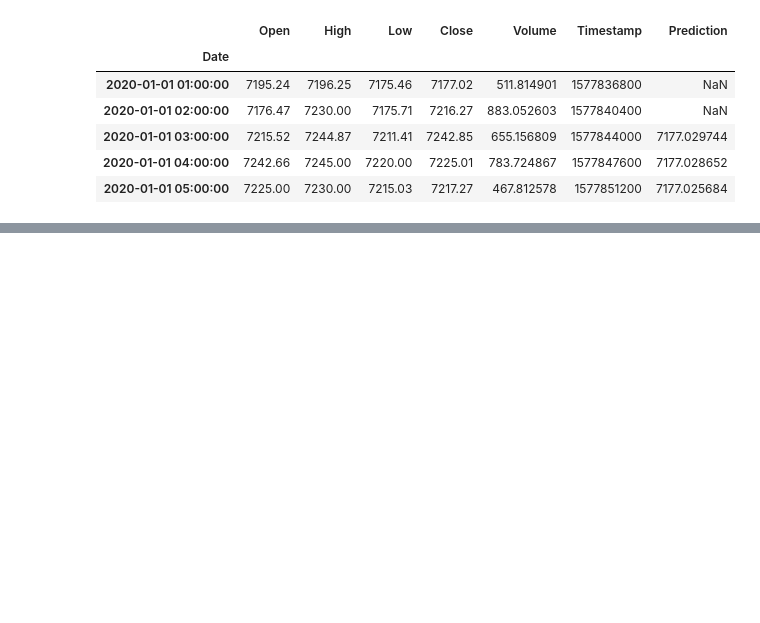
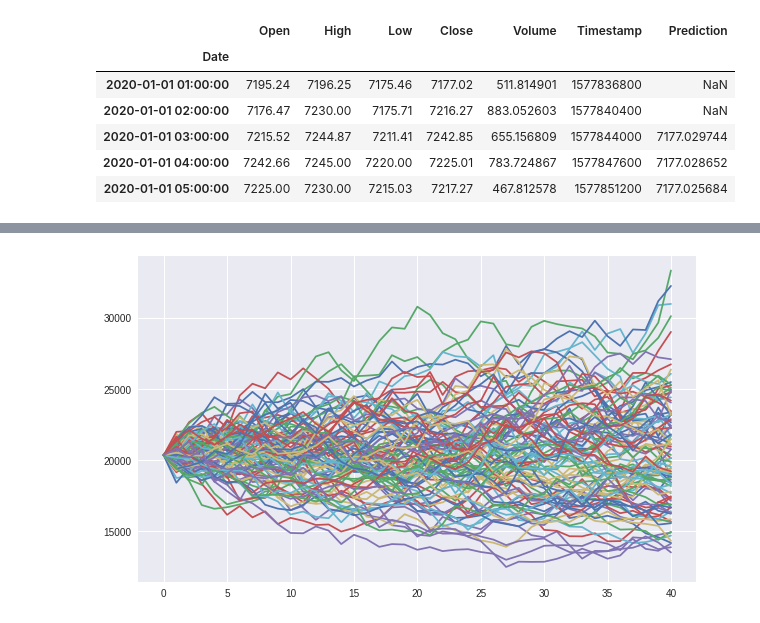
Before and after one commit to webclinic017/Trading-sandbox, a Jupyter notebook: 27_MonteCarlo_simulation.ipynb, the cells around one changed output, grey strips where cells are left out. Saved outputs shown, nothing was run; the diff lists cells and outputs as text; code cells hidden in the pictures; blank space fills up the shorter version.

```diff
--- a/27_MonteCarlo_simulation.ipynb
+++ b/27_MonteCarlo_simulation.ipynb
@@ -184,0 +187,85 @@ show(p)
+# %%
+import numpy as np
+from pylab import plt
+from datetime import datetime
+import datetime as dt
+from modules.Utils.utils import loadFromDB
+plt.style.use('seaborn')
+
+day_in_future = 40
+
+df_data = loadFromDB('BTC','1d',False).iloc[-day_in_future:]#web.DataReader('ETH-USD','yahoo', strt, end)
+
+# define model paramaters------------------------------------------------------
+S0 = df_data['Close'][-1] # initial price
+K = 39000 # option strike price
+r = 0.006 # 1-year treasury rate from https://ycharts.com/indicators/1_year_treasury_rate
+T = day_in_future/365 # time horizon and option maturity (in years)
+sigma = df_data['Close'].pct_change().dropna().std() * np.sqrt(365) # constant volatility factor
+
+# Monte Carlo simulation parameters
+M = day_in_future # paths (trading days)
+I = 50000 # number of simulations
+dt = T / M # length of time interval
+df = np.exp(-r * dt) # discount factor for single time interval
+
+# generate two-dimensional random numbers using standard normal distribution
+rn = np.random.standard_normal((M + 1, I))
+
+# generate object of same shape as rn
+S = np.zeros_like(rn)
+S[0] = S0 # latest price used in first row (simulation start)
+
+# single price paths are simulated based on the initial price,
+# the random number matrix and the difference equation for the geometric Brownian motion
+for t in range(1, M + 1):
+    S[t] = S[t - 1] * np.exp((r - sigma ** 2 / 2) * dt + sigma * np.sqrt(dt) * rn[t])
+
+# examine 100 price paths
+plt.figure(figsize=(10, 6))
+plt.plot(S[:, :100]);
+
+# simulation statistics
+print('simulation mean: {:.2f}'.format(S.mean()))
+print('simulation max: {:.2f}'.format(S.max()))
+print('simulation min: {:.2f}'.format(S.min()))
+print('simulation std: {:.2f}'.format(S.std()))
+
+# Frequency distribution of simulated end of period prices for Black-Scholes-Merton
+ST = S[-1] # ending sim values
+plt.figure(figsize=(10, 6))
+plt.title('Frequency distribution of simulated end of period prices for Black-Scholes-Merton')
+plt.hist(ST, bins=50, color='b', label='frequency');
+plt.axvline(ST.mean(), color='r', label='mean')
+plt.axvline(ST.mean() + ST.std(), color='y', label='sd up')
+plt.axvline(ST.mean() - ST.std(), color='y', label='sd down')
+plt.legend(loc=0);
+
+# Frequency distribution of simulated inner values at maturity for the European put option
+h = np.maximum(K - ST, 0)
+plt.figure(figsize=(10, 6))
+plt.hist(h, color='b',  bins=35);
+
+len(h[h == 0]) / len(h) # % of simulations where option expired worthless
+
+np.exp(-r * T) * h.mean()
+
+# Monte Carlo Valuation of an American Put Option
+h = np.maximum(K - S, 0) # inner values over the complete price path (not ST)
+
+# Least-Squares Monte Carlo Valuation (LSM algorithm)--------------------------
+V = h[-1]  # sets the initial simulated American option price values to the inner values at maturity
+for t in range(M - 1, 0, -1):  # the algorithm works based on backwards induction
+    # continuation values are estimated based on the OLS regression
+    # of the present simulated option values against the price levels
+    reg = np.polyfit(S[t], df * V, deg=5)
+    C = np.polyval(reg, S[t])
+    # If the inner value is higher than the estimated (approximated) continuation
+    # value, exercise takes place and otherwise not
+    V = np.where(h[t] > C, h[t], df * V)
+
+# present value is calculated as the average over the American option price vector
+# at t=Δt as derived based on the LSM algorithm and discounted for the last remaining
+# time interval to the present t=0
+df * V.mean()
+# %% [output]
@@ -184,0 +277 @@ show(p)
+[figure, added]
```
Also changed, not shown: parts of 2 cells of this notebook, 4 other files.
